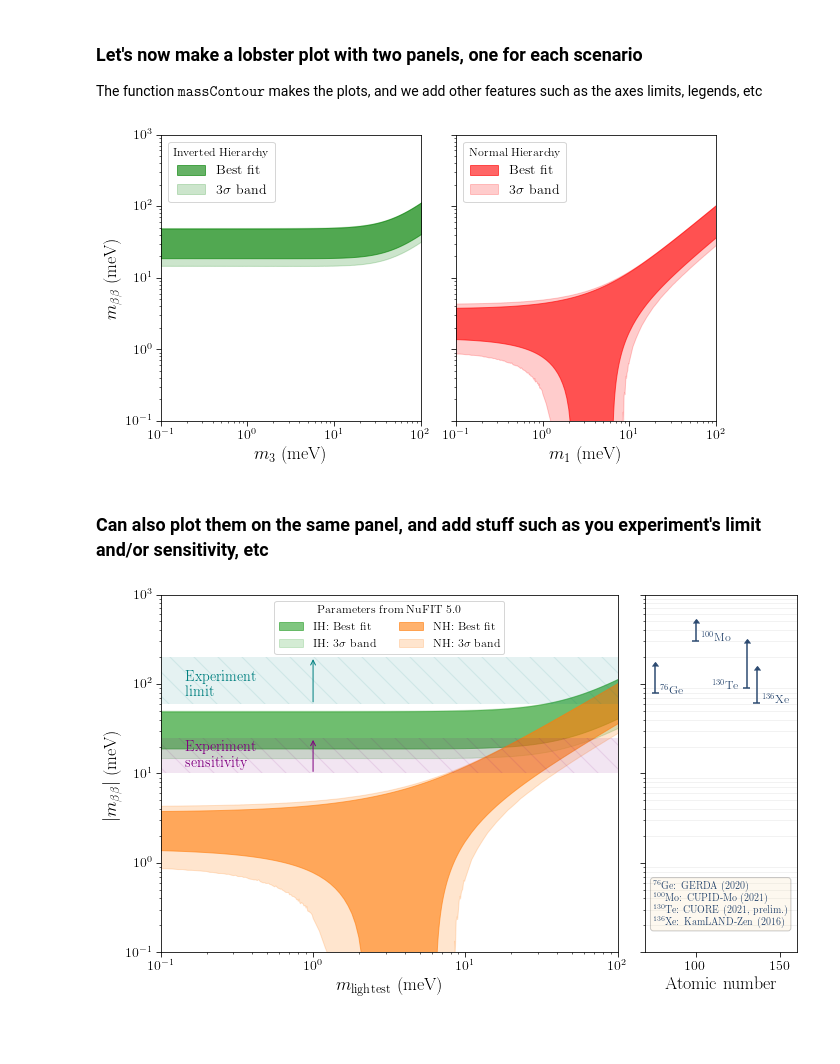
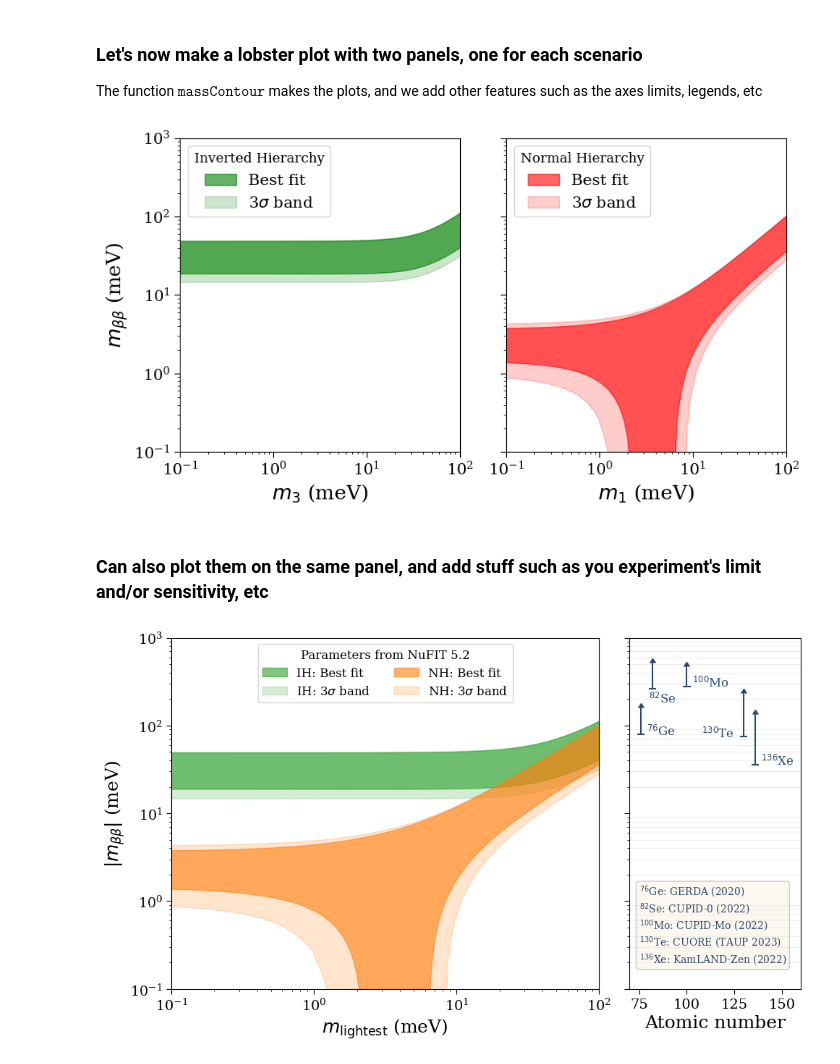
Before and after one commit to toej93/LobsterPlot, a Jupyter notebook: lobsterPlot.ipynb, the cells around one changed output. Cells and saved outputs as stored; diff of their text form; code cells hidden in the pictures; blank space fills up the shorter version.

Commit message:
Updated values to Nufit5.2, added toggleable right pane for the lobster plot, and fixed some small bugs

```diff
--- a/lobsterPlot.ipynb
+++ b/lobsterPlot.ipynb
@@ -97,12 +97,12 @@ from numass import nuM_range, AddExperimentalLimits, massContour, addSensitivity
 # %%
 import matplotlib as mpl
 import seaborn as sns
-
-mpl.rcParams['text.usetex'] = True
+mpl.rcParams.update(mpl.rcParamsDefault)
+#mpl.rcParams['text.usetex'] = True
 mpl.rcParams['mathtext.rm'] = 'Times New Roman'
 mpl.rcParams['mathtext.it'] = 'Times New Roman:italic'
 mpl.rcParams['mathtext.bf'] = 'Times New Roman:bold'
-mpl.rcParams['text.latex.preamble'] = [r'\usepackage{amsmath}'] #for \text command
+#mpl.rcParams['text.latex.preamble'] = r'\usepackage{amsmath}' #for \text command
 
 mpl.rc('font', family='serif', size=12)
 mpl.rcParams['xtick.labelsize'] = 14
@@ -165,7 +165,7 @@ plt.tight_layout()
 ## Uncomment the following line of you'd like to save the plot
 # plt.savefig("./Lobster_twoPanels.pdf")
 # %% [output]
-[figure, old version]
+[figure, new version]
 # %% [markdown]
 ### Can also plot them on the same panel, and add stuff such as you experiment's limit and/or sensitivity, etc
 # %%
@@ -176,9 +176,13 @@ axisMax = 1E3
 XaxisMax = 100
 arrowXscale = 1.2
 
+#toggle the right panel with limits for each isotope on or off
+limitpanel = True
 #Define plot
-
-f, (massCont, A) = plt.subplots(1, 2, sharey=True, figsize=(10,6),gridspec_kw={'width_ratios': [3, 1]})
+if (limitpanel):
+    f, (massCont, A) = plt.subplots(1, 2, sharey=True, figsize=(10,6),gridspec_kw={'width_ratios': [2.5, 1]})
+else:
+    f, massCont = plt.subplots(1, 1, sharey=True, figsize=(10,6))
 
 #Plot mass contours and 3 sigma bands
 massContour(massCont, ml,mbbI, 'C2',r'$m_{l}$ (meV)', r'$m_{\beta\beta}$ (meV)')
@@ -191,48 +195,50 @@ yMax = axisMax
 
 # Add sensitivities and limits for a fictitious "Experiment"
 
-addSensitivity(massCont, 60, 200, xMin, color = "teal", experiment_name="Experiment \n limit")
-addSensitivity(massCont, 10, 25, xMin, experiment_name="Experiment \n sensitivity", color = "purple")
+#addSensitivity(massCont, 60, 200, xMin, color = "teal", experiment_name="Experiment \n limit")
+#addSensitivity(massCont, 10, 25, xMin, experiment_name="Experiment \n sensitivity", color = "purple")
 
 massCont.set_xlim(xMin, xMax)
 massCont.set_xlim(xMin, xMax)
 
 ###
 # Now plotting on the right panel
 ###
-
-AddExperimentalLimits(A, A, xMin=70, xMax=160, isotopes=["Te", "Ge", "Xe", "Mo"])
-A.grid(axis='y', alpha = 0.2, which="minor")
-if yMin>0 and yMax >0:
-    massCont.set_ylim(yMin, yMax)
-else:
-    massCont.set_ylim(xMin, xMax)
+if (limitpanel):
+    AddExperimentalLimits(A, A, xMin=70, xMax=160, isotopes=["Te", "Se", "Ge", "Xe", "Mo"])
+    A.grid(axis='y', alpha = 0.2, which="minor")
+    if yMin>0 and yMax >0:
+        massCont.set_ylim(yMin, yMax)
+    else:
+        massCont.set_ylim(xMin, xMax)
 
 ##
 # Add legend
 ##
 
 bestfitNH = mpatches.Patch(color="C1", alpha=0.6)
 threeSNH = mpatches.Patch(color='C1', alpha=0.2)
 
 bestfitIH = mpatches.Patch(color="C2", alpha=0.6)
 threeSIH = mpatches.Patch(color='C2', alpha=0.2)
 
-massCont.legend([bestfitIH, threeSIH, bestfitNH, threeSNH], ['IH: Best fit', 'IH: 3$\sigma$ band', 'NH: Best fit',
-                                                       'NH: 3$\sigma$ band'],title='Parameters from NuFIT 5.0',
-                                                      fontsize = 12, ncol = 2, loc = "upper center", fancybox = True)
+massCont.legend([bestfitIH, threeSIH, bestfitNH, threeSNH],
+                ['IH: Best fit', 'IH: 3$\sigma$ band', 'NH: Best fit', 'NH: 3$\sigma$ band'],
+                title='Parameters from NuFIT 5.2', fontsize = 12, ncol = 2, loc = "upper center", fancybox = True)
 
 ####
 # Add information about isotope imits #
 ###
-
-isotope_Limit = "$^{76}$Ge: GERDA (2020) \n $^{100}$Mo: CUPID-Mo (2021) \n $^{130}$Te: CUORE (2021, prelim.) \n $^{136}$Xe: KamLAND-Zen (2016)"
-props = dict(boxstyle='round', facecolor='wheat', alpha=0.2)
-A.text(75, 2E-1, isotope_Limit, color = '#2B4970', fontsize=10, bbox = props)
+if(limitpanel):
+    isotope_Limit = "$^{76}$Ge: GERDA (2020) \n$^{82}$Se: CUPID-0 (2022) \n$^{100}$Mo: CUPID-Mo (2022)\n$^{130}$Te: CUORE (TAUP 2023) \n$^{136}$Xe: KamLAND-Zen (2022)"
+    props = dict(boxstyle='round', facecolor='wheat', alpha=0.2)
+    A.text(75, 2E-1, isotope_Limit, color = '#2B4970', fontsize=10, bbox = props)
+else:
+    plt.ylim(1e-1,1e3);
 
 
 plt.tight_layout()
-# plt.savefig("./Lobster_example.pdf")
+plt.savefig("../VNotebooks/intro_figs/Lobster_plot_Spring2024.pdf")
 # plt.savefig("./Lobster_example.png", dpi = 200)
 # %% [output]
-[figure, old version]
+[figure, new version]
```
Also changed, not shown: parts of 2 cells of this notebook, 3 other files.
